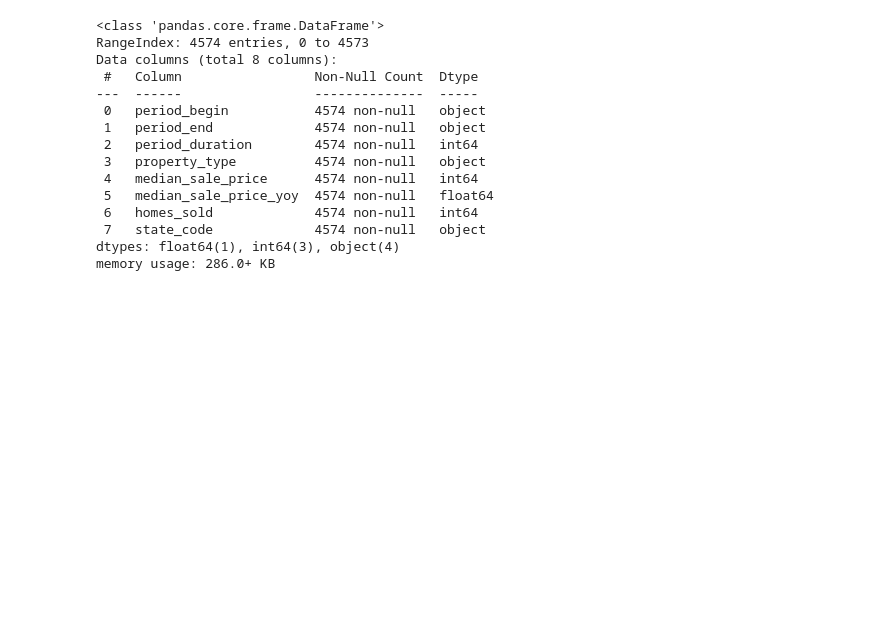
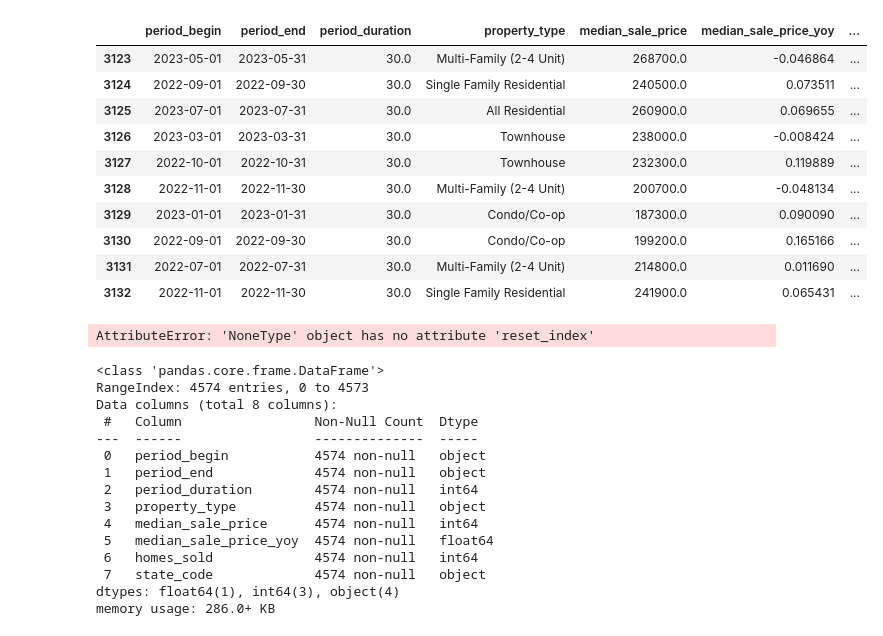
Before and after one commit to schellrw/streamlit_redfin, a Jupyter notebook: notebooks/nb.ipynb, the cells around one changed output. Saved outputs shown, nothing was run; the diff lists cells and outputs as text; code cells hidden in the pictures; blank space fills up the shorter version.

```diff
--- a/notebooks/nb.ipynb
+++ b/notebooks/nb.ipynb
@@ -0,0 +1,40 @@
+# %%
+#Import Python Libraries
+import pandas as pd
+import datetime as dt
+import folium
+import geopandas as gpd
+import streamlit as st
+from streamlit_folium import folium_static
+
+@st.cache_data
+def read_csv(path):
+    return pd.read_csv(path, compression='gzip', sep='\t', quotechar='"')
+
+housing_price_df = read_csv('../input/state_market_tracker.tsv000.gz')
+housing_price_df = housing_price_df[['period_begin','period_end','period_duration','property_type','median_sale_price','median_sale_price_yoy','homes_sold','state_code']]
+housing_price_df = housing_price_df[(housing_price_df['period_begin']>='2022-07-01') & (housing_price_df['period_begin']<='2023-07-01')]
+
+@st.cache_data
+def read_file(path):
+    return gpd.read_file(path)
+
+#Read the geojson file
+gdf = read_file('../input/georef-united-states-of-america-state.geojson')
+
+#Merge the housing market data and geojson file into one dataframe
+df_final = gdf.merge(housing_price_df, left_on="ste_stusps_code", right_on="state_code", how="outer").reset_index(drop=True)
+df_final = df_final[['period_begin','period_end','period_duration','property_type','median_sale_price','median_sale_price_yoy',
+                     'homes_sold','state_code','ste_stusps_code','geometry']] #'ste_code','ste_name','ste_area_code','ste_type','ste_stusps_code'
+# df_final = df_final[~df_final['period_begin'].isna()].reset_index(drop=True)
+# df_final = df_final[~df_final['median_sale_price'].isna()].reset_index(drop=True)
+# df_final = df_final[~df_final['median_sale_price_yoy'].isna()].reset_index(drop=True)
+# df_final = df_final[~df_final['homes_sold'].isna()].reset_index(drop=True)
+
+# df_final = df_final.dropna(axis=0, how='any', inplace=True, subset= ['period_begin'])
+                                                                    # ['period_begin','property_type', 'median_sale_price', 'median_sale_price_yoy',
+                                                                    # 'homes_sold']) #.reset_index(drop=True) #, ignore_index=True)
+
+####df = df_final.drop(['ste_code', 'ste_name', 'ste_area_code', 'ste_type', 'ste_stusps_code'], axis=1)
+
+# df_final = df_final.dropna().reset_index(drop=True)
@@ -0,0 +95,14 @@
+# %%
+df_final.tail(10)
+# %% [output]
+|  | period_begin | period_end | period_duration | property_type | median_sale_price | median_sale_price_yoy | ... |
+| 3123 | 2023-05-01 | 2023-05-31 | 30.0 | Multi-Family (2-4 Unit) | 268700.0 | -0.046864 | ... |
+| 3124 | 2022-09-01 | 2022-09-30 | 30.0 | Single Family Residential | 240500.0 | 0.073511 | ... |
+| 3125 | 2023-07-01 | 2023-07-31 | 30.0 | All Residential | 260900.0 | 0.069655 | ... |
+| 3126 | 2023-03-01 | 2023-03-31 | 30.0 | Townhouse | 238000.0 | -0.008424 | ... |
+| 3127 | 2022-10-01 | 2022-10-31 | 30.0 | Townhouse | 232300.0 | 0.119889 | ... |
+| 3128 | 2022-11-01 | 2022-11-30 | 30.0 | Multi-Family (2-4 Unit) | 200700.0 | -0.048134 | ... |
+| 3129 | 2023-01-01 | 2023-01-31 | 30.0 | Condo/Co-op | 187300.0 | 0.090090 | ... |
+| 3130 | 2022-09-01 | 2022-09-30 | 30.0 | Condo/Co-op | 199200.0 | 0.165166 | ... |
+| 3131 | 2022-07-01 | 2022-07-31 | 30.0 | Multi-Family (2-4 Unit) | 214800.0 | 0.011690 | ... |
+| 3132 | 2022-11-01 | 2022-11-30 | 30.0 | Single Family Residential | 241900.0 | 0.065431 | ... |
@@ -0,0 +111,6 @@
+# %%
+df = df.dropna(axis=0, how='any', inplace=True) #, subset= ['period_begin']).reset_index(drop=True)
+df = df.reset_index(drop=True)
+df.info()
+# %% [output]
+AttributeError: 'NoneType' object has no attribute 'reset_index'
```
Also changed, not shown: parts of 7 cells of this notebook, 1 other file.
